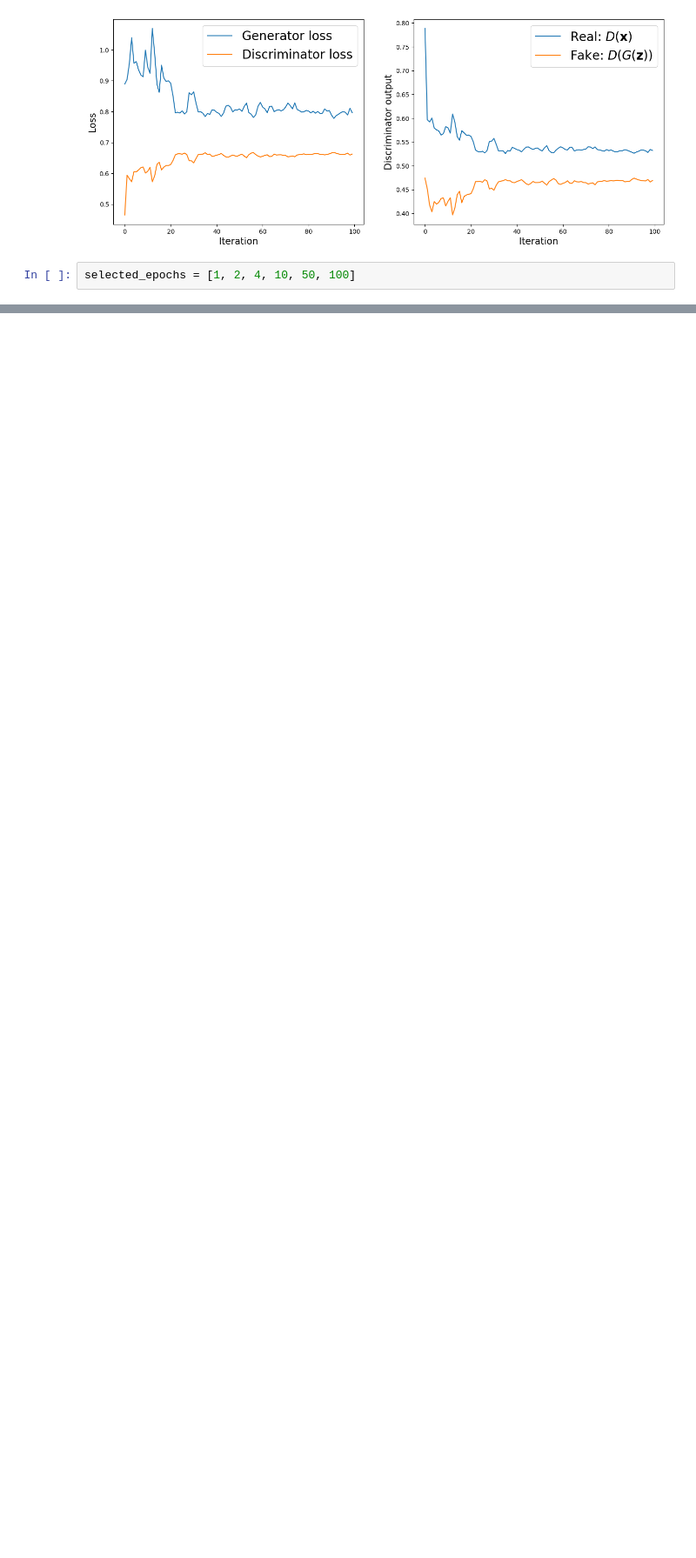
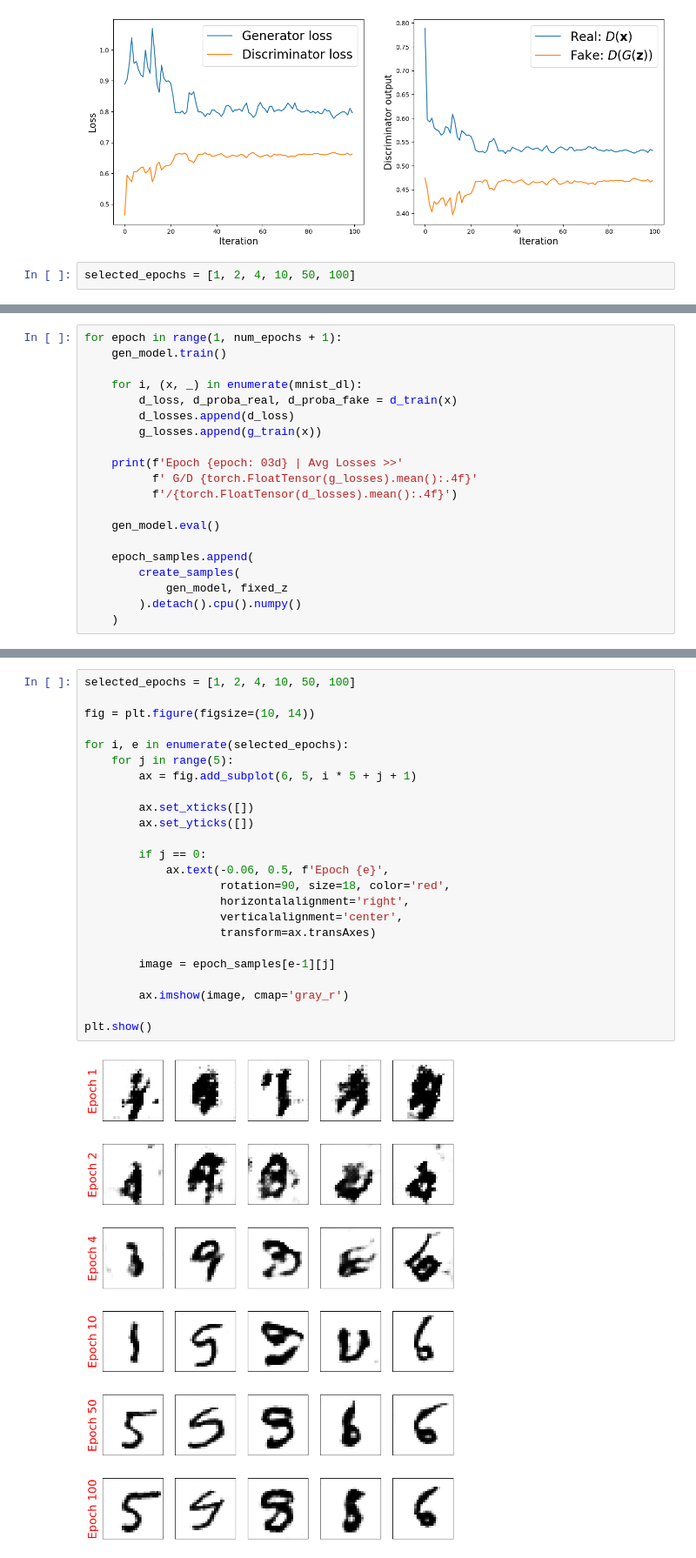
Before and after one commit to enfycius/ML-Notes, a Jupyter notebook: Deep Learning/Code/GAN.ipynb, the cells around one changed output, grey strips where cells are left out. Shown: that part at 87% size. Drawn from its saved outputs; the diff is of its cells as text; blank space fills up the shorter version.

```diff
--- a/Deep Learning/Code/GAN.ipynb
+++ b/Deep Learning/Code/GAN.ipynb
@@ -364,0 +482,20 @@ plt.show()
+# %%
+for epoch in range(1, num_epochs + 1):
+    gen_model.train()
+
+    for i, (x, _) in enumerate(mnist_dl):
+        d_loss, d_proba_real, d_proba_fake = d_train(x)
+        d_losses.append(d_loss)
+        g_losses.append(g_train(x))
+
+    print(f'Epoch {epoch: 03d} | Avg Losses >>'
+          f' G/D {torch.FloatTensor(g_losses).mean():.4f}'
+          f'/{torch.FloatTensor(d_losses).mean():.4f}')
+
+    gen_model.eval()
+
+    epoch_samples.append(
+        create_samples(
+            gen_model, fixed_z
+        ).detach().cpu().numpy()
+    )
@@ -364,0 +520,26 @@ plt.show()
+# %%
+selected_epochs = [1, 2, 4, 10, 50, 100]
+
+fig = plt.figure(figsize=(10, 14))
+
+for i, e in enumerate(selected_epochs):
+    for j in range(5):
+        ax = fig.add_subplot(6, 5, i * 5 + j + 1)
+
+        ax.set_xticks([])
+        ax.set_yticks([])
+
+        if j == 0:
+            ax.text(-0.06, 0.5, f'Epoch {e}',
+                    rotation=90, size=18, color='red',
+                    horizontalalignment='right',
+                    verticalalignment='center',
+                    transform=ax.transAxes)
+
+        image = epoch_samples[e-1][j]
+
+        ax.imshow(image, cmap='gray_r')
+
+plt.show()
+# %% [output]
+[figure, added]
```
Also changed, not shown: parts of 14 cells of this notebook.
